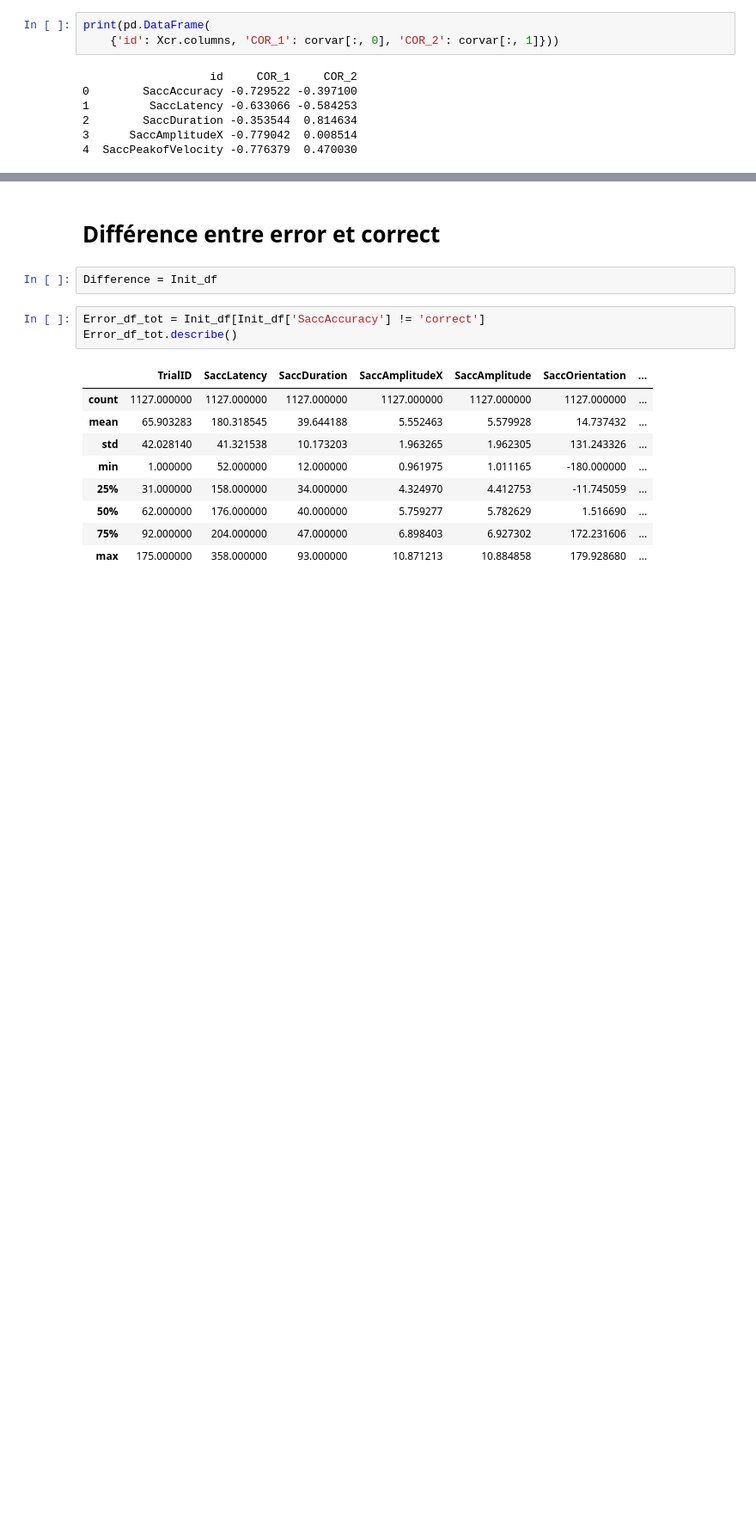
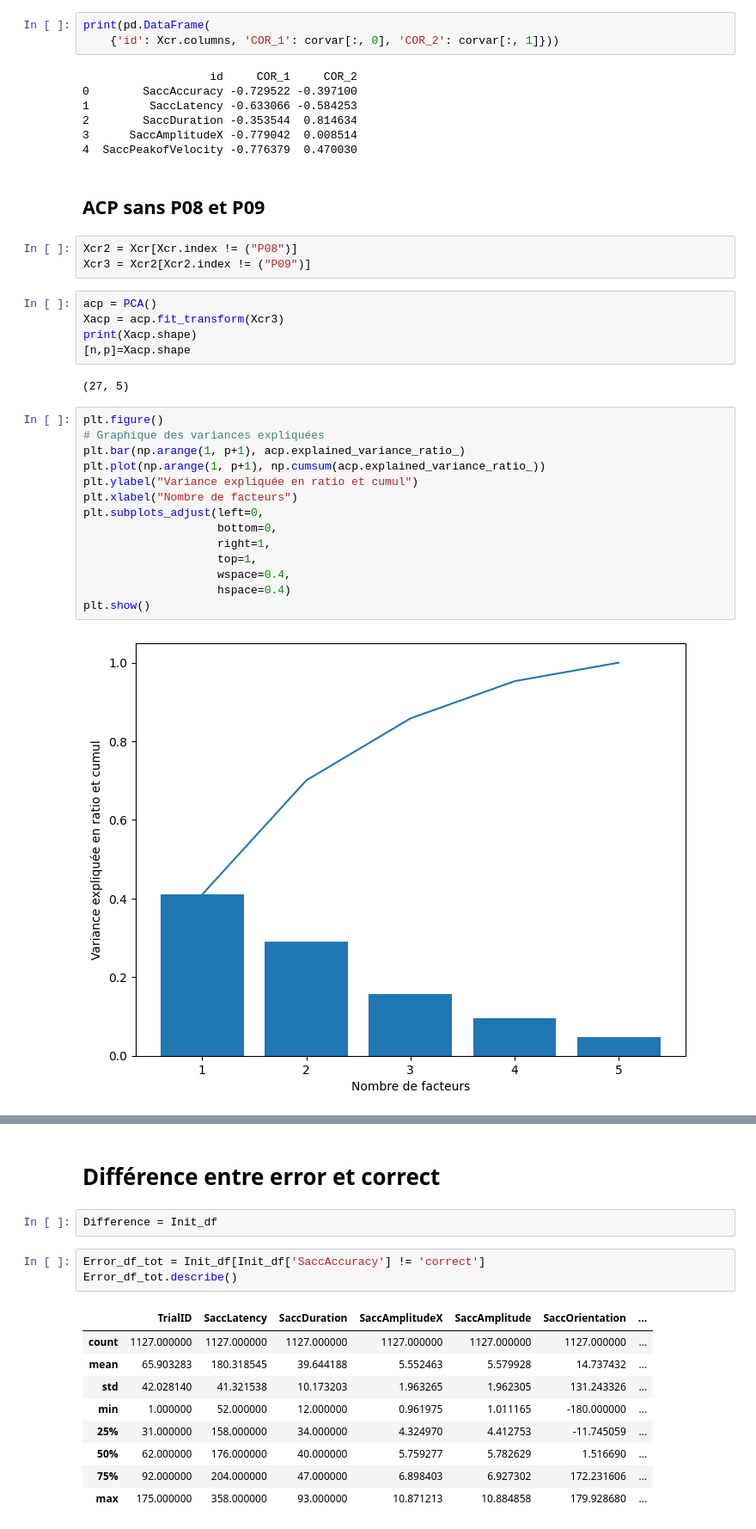
Before and after one commit to YalpLeYak/Mini_projet, a Jupyter notebook: COSNAY_DAMAGGIO_ProjetTSD.ipynb, the cells around one changed output, grey strips where cells are left out. Shown at 86% size. Drawn from its saved outputs; the diff is of its cells as text; blank space fills up the shorter version.

```diff
--- a/COSNAY_DAMAGGIO_ProjetTSD.ipynb
+++ b/COSNAY_DAMAGGIO_ProjetTSD.ipynb
@@ -228,3 +228,31 @@ print(pd.DataFrame(
 2        SaccDuration -0.353544  0.814634
 3      SaccAmplitudeX -0.779042  0.008514
 4  SaccPeakofVelocity -0.776379  0.470030
+# %% [markdown]
+## ACP sans P08 et P09
+# %%
+Xcr2 = Xcr[Xcr.index != ("P08")]
+Xcr3 = Xcr2[Xcr2.index != ("P09")]
+# %%
+acp = PCA()
+Xacp = acp.fit_transform(Xcr3)
+print(Xacp.shape)
+[n,p]=Xacp.shape
+# %% [output]
+(27, 5)
+# %%
+plt.figure()
+# Graphique des variances expliquées
+plt.bar(np.arange(1, p+1), acp.explained_variance_ratio_)
+plt.plot(np.arange(1, p+1), np.cumsum(acp.explained_variance_ratio_))
+plt.ylabel("Variance expliquée en ratio et cumul")
+plt.xlabel("Nombre de facteurs")
+plt.subplots_adjust(left=0,
+					bottom=0,
+					right=1,
+					top=1,
+					wspace=0.4,
+					hspace=0.4)
+plt.show()
+# %% [output]
+[figure, added]
```
Also changed, not shown: parts of 3 cells of this notebook.
